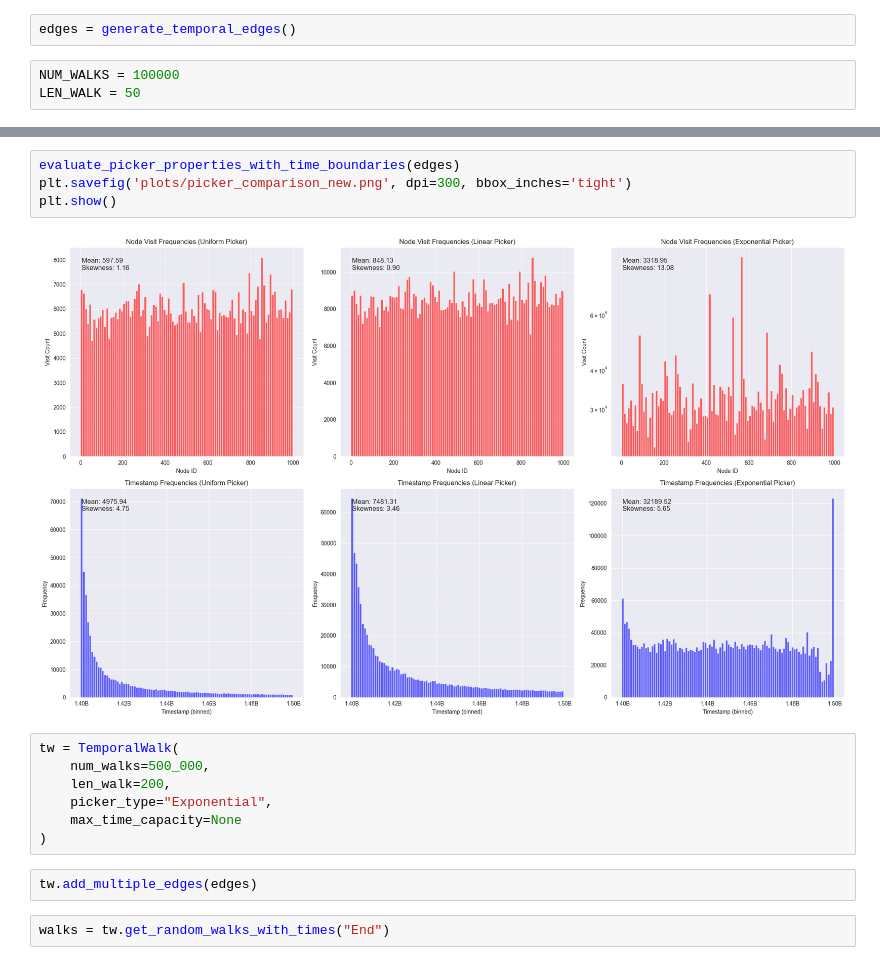
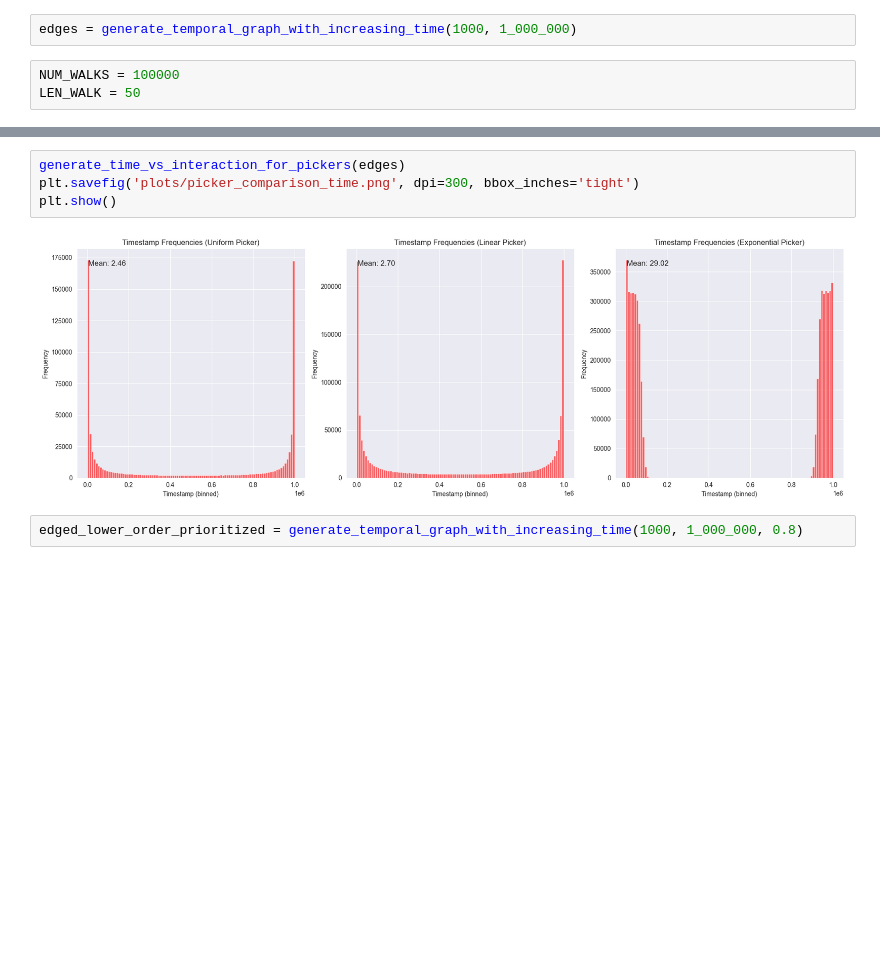
Before and after one commit to ashfaq1701/ctdne, a Jupyter notebook: walk_validation.ipynb, the cells around one changed output, grey strips where cells are left out. Drawn from its saved outputs; the diff is of its cells as text; blank space fills up the shorter version.

Commit message:
Temporal walk validation added

```diff
--- a/walk_validation.ipynb
+++ b/walk_validation.ipynb
@@ -37,7 +33,7 @@ def generate_temporal_edges(num_edges=50000, num_nodes=1000, time_start=1_400_00
 
     return edges
 # %%
-edges = generate_temporal_edges()
+edges = generate_temporal_graph_with_increasing_time(1000, 1_000_000)
 # %%
 NUM_WALKS = 100000
 LEN_WALK = 50
@@ -132,19 +91,10 @@ def evaluate_picker_properties_with_time_boundaries(edges):
     plt.tight_layout()
     return fig
 # %%
-evaluate_picker_properties_with_time_boundaries(edges)
-plt.savefig('plots/picker_comparison_new.png', dpi=300, bbox_inches='tight')
+generate_time_vs_interaction_for_pickers(edges)
+plt.savefig('plots/picker_comparison_time.png', dpi=300, bbox_inches='tight')
 plt.show()
 # %% [output]
-[figure, old version]
+[figure, new version]
 # %%
-tw = TemporalWalk(
-    num_walks=500_000,
-    len_walk=200,
-    picker_type="Exponential",
-    max_time_capacity=None
-)
+edged_lower_order_prioritized = generate_temporal_graph_with_increasing_time(1000, 1_000_000, 0.8)
-# %%
-tw.add_multiple_edges(edges)
-# %%
-walks = tw.get_random_walks_with_times("End")
```
Also changed, not shown: parts of 18 cells of this notebook.
